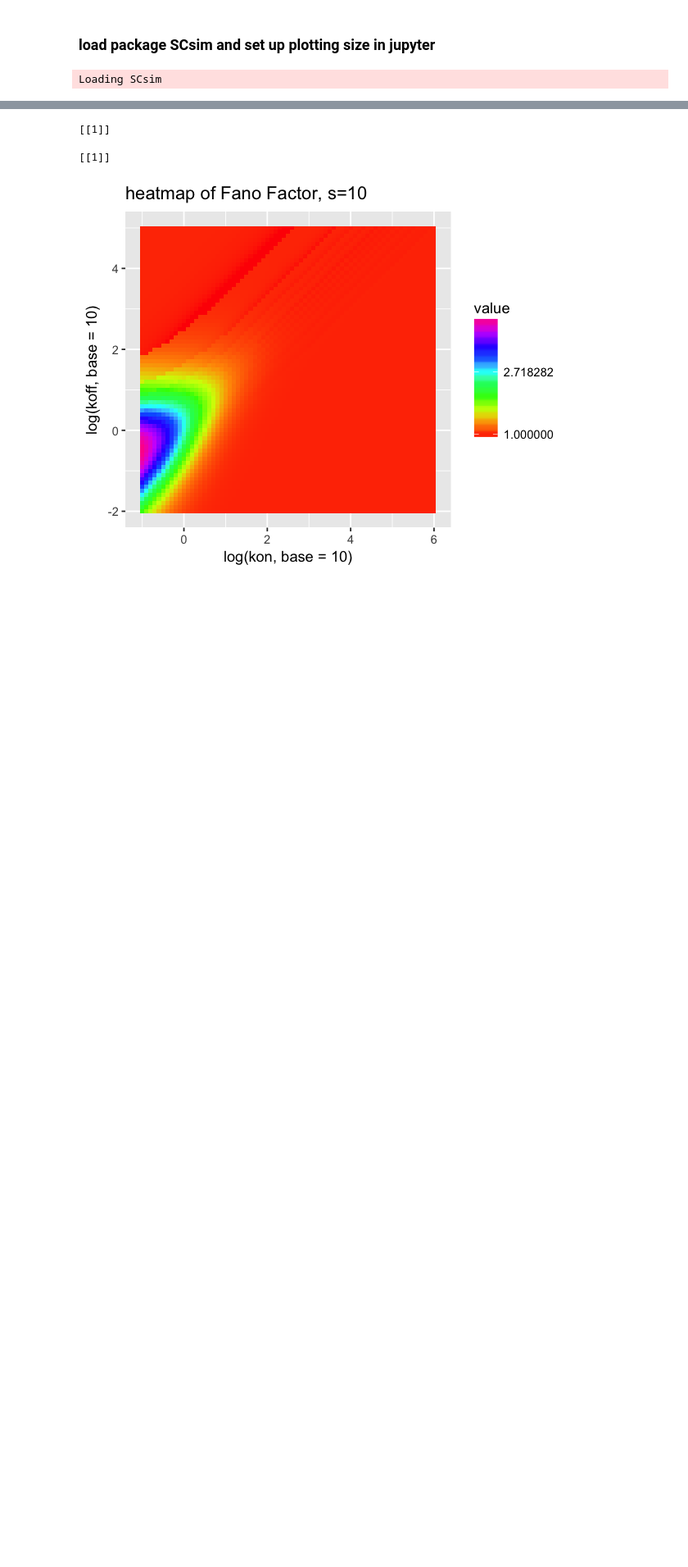
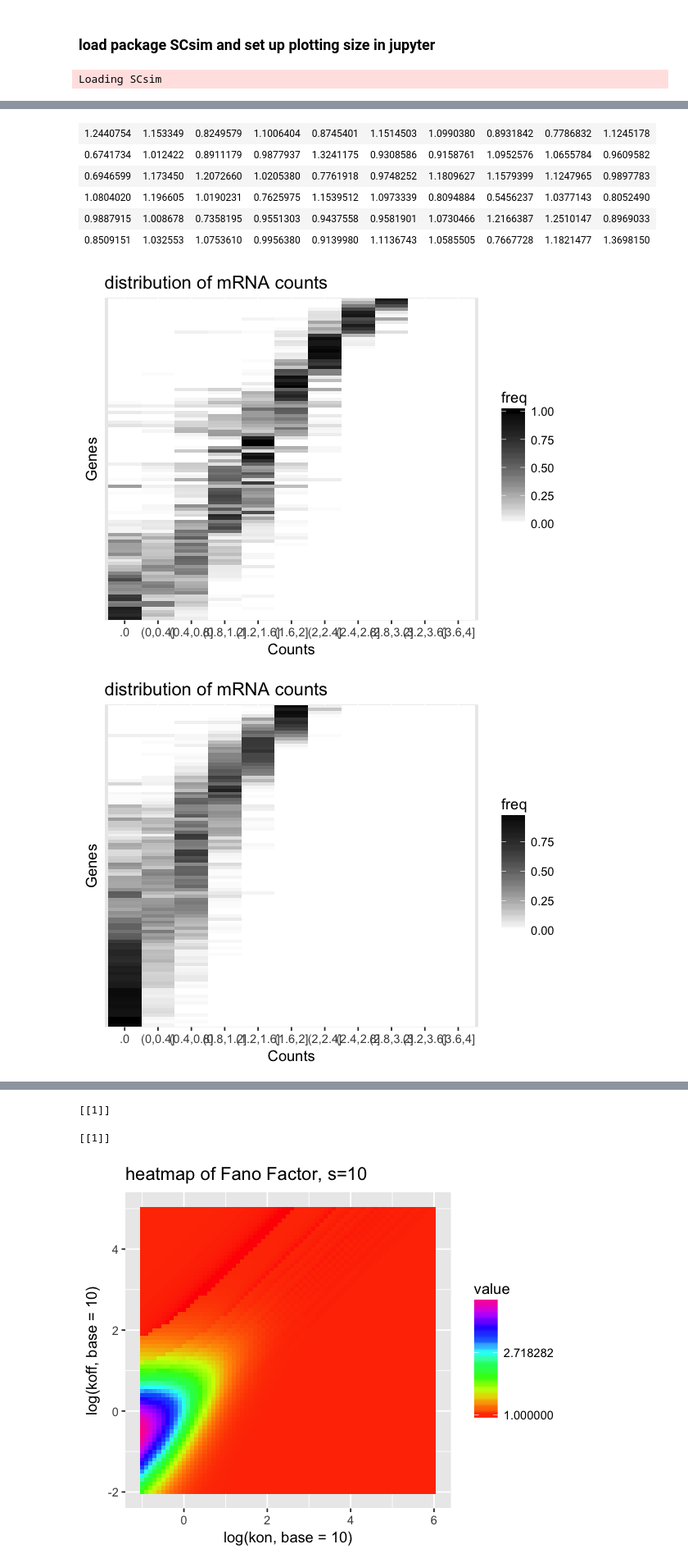
Before and after one commit to YosefLab/SymSim, a Jupyter notebook: Manual.ipynb, the cells around one changed output, grey strips where cells are left out. Shown at 82% size. Saved outputs shown, nothing was run; the diff lists cells and outputs as text; code cells hidden in the pictures; blank space fills up the shorter version.

```diff
--- a/Manual.ipynb
+++ b/Manual.ipynb
@@ -74,0 +81,19 @@ gene_effects <- GeneEffects(ngenes=ngenes,nevf=10,randseed=0,sd=1,prob=0.3)
+# %%
+temp<-sim1Pop1Batch(evf_mean=rep(1,nevf), evf_sd=rep(0.2,nevf),ncells=ncells,
+        randseed=0,gene_effects=gene_effects,bimod=0.1,alpha=0.1,
+        alpha_sd=0.01,nbins=10,gcbias=0.1,lenbias=0.1,batch=exp(rnorm(ngenes,0,0.1)),noise=0.1,
+        matched_params=match_params1)
+log_count_bins<-seq(0,4,0.4)
+head(do.call(rbind,temp[[1]]))
+ord1<-PlotCountHeatmap(LogDist(temp[[2]],log_count_bins),rowMeans(temp[[2]]),NA,1,paste('truecounts.bimod=',bimod,'.jpeg',sep=''))
+ord2<-PlotCountHeatmap(LogDist(temp[[3]],log_count_bins),rowMeans(temp[[3]]),NA,1,paste('droppedcounts.bimod=',bimod,'.jpeg',sep=''))
+ord3<-PlotCountHeatmap(LogDist(temp[[4]],log_count_bins),rowMeans(temp[[4]]),NA,1,paste('biasedcounts.bimod=',bimod,'.jpeg',sep=''))
+# %% [output]
+| 1.2440754 | 1.153349 | 0.8249579 | 1.1006404 | 0.8745401 | 1.1514503 | 1.0990380 | 0.8931842 | 0.7786832 | 1.1245178 |
+| 0.6741734 | 1.012422 | 0.8911179 | 0.9877937 | 1.3241175 | 0.9308586 | 0.9158761 | 1.0952576 | 1.0655784 | 0.9609582 |
+| 0.6946599 | 1.173450 | 1.2072660 | 1.0205380 | 0.7761918 | 0.9748252 | 1.1809627 | 1.1579399 | 1.1247965 | 0.9897783 |
+| 1.0804020 | 1.196605 | 1.0190231 | 0.7625975 | 1.1539512 | 1.0973339 | 0.8094884 | 0.5456237 | 1.0377143 | 0.8052490 |
+| 0.9887915 | 1.008678 | 0.7358195 | 0.9551303 | 0.9437558 | 0.9581901 | 1.0730466 | 1.2166387 | 1.2510147 | 0.8969033 |
+| 0.8509151 | 1.032553 | 1.0753610 | 0.9956380 | 0.9139980 | 1.1136743 | 1.0585505 | 0.7667728 | 1.1821477 | 1.3698150 |
+[figure, added]
+[figure, added]
```
Also changed, not shown: parts of 11 cells of this notebook.
